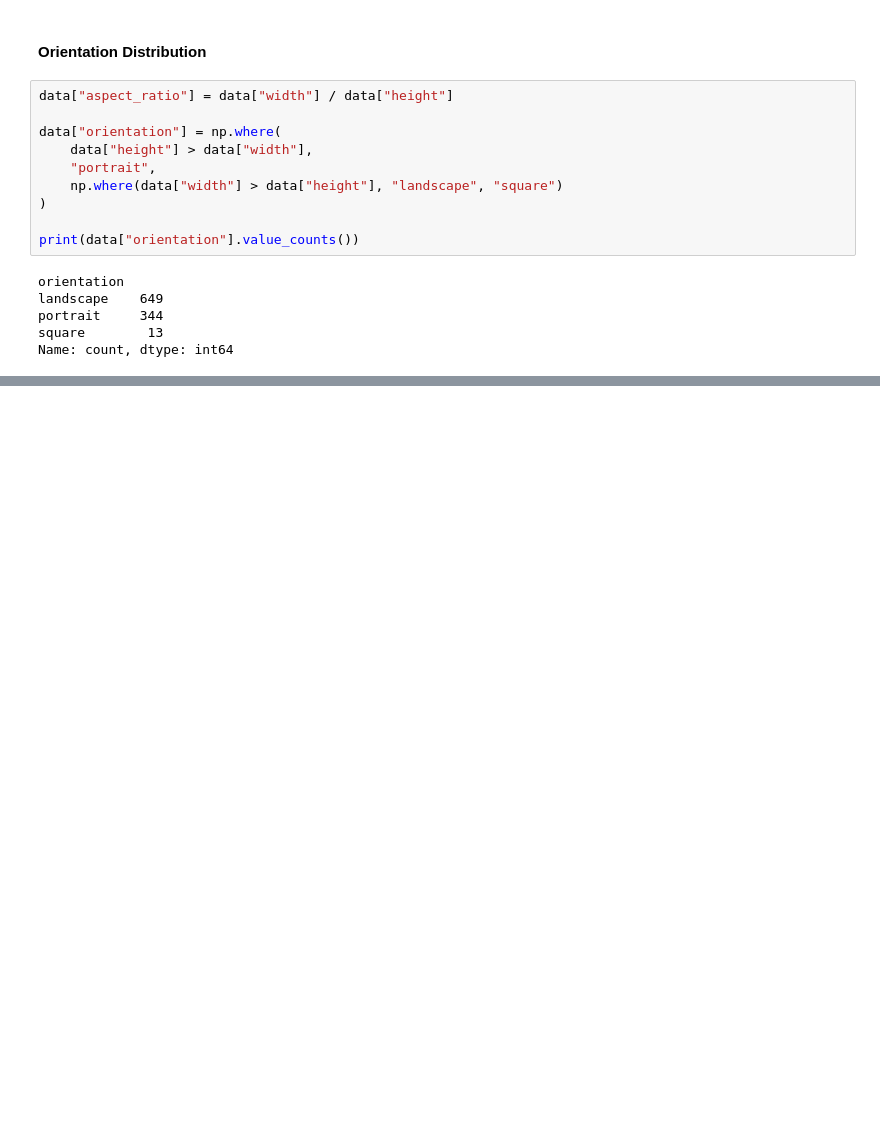
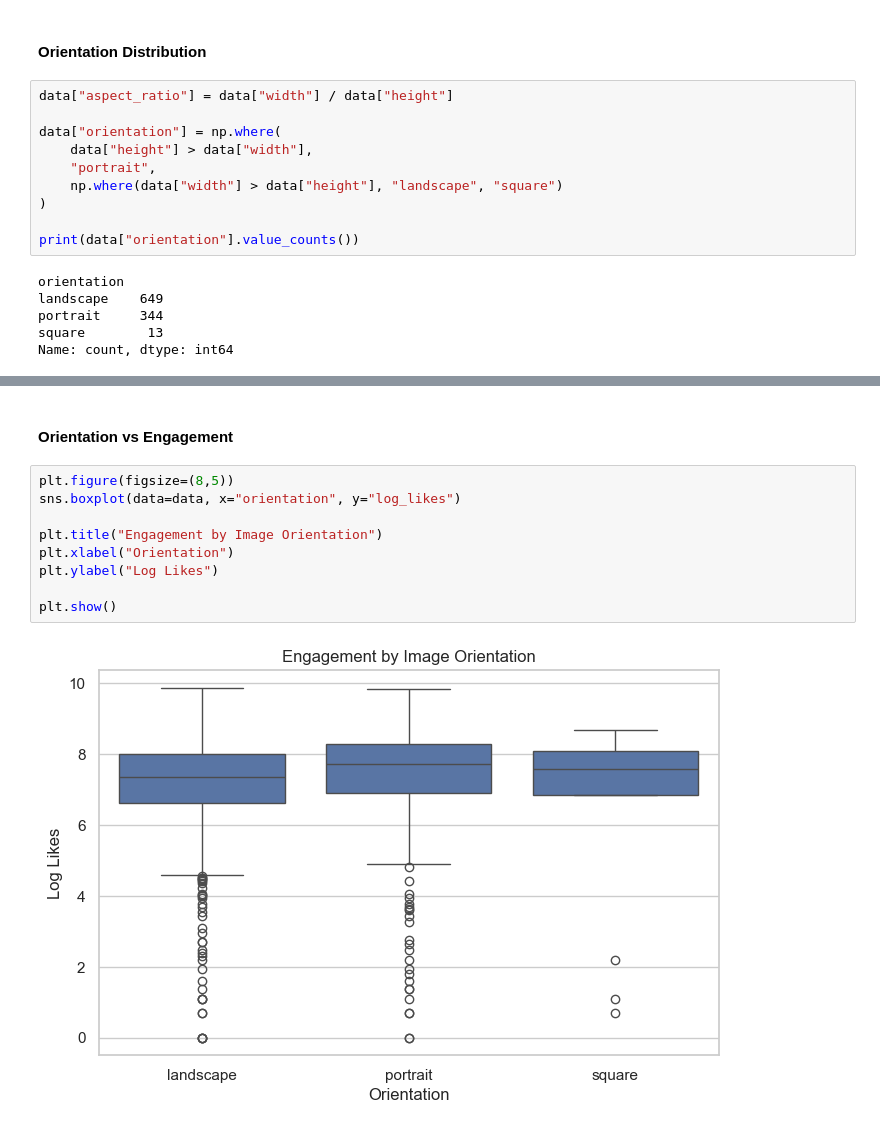
Before and after one commit to Elham-Schojaei/Techlab_Data_Science_Team3, a Jupyter notebook: notebooks/Data_Analysis.ipynb, the cells around one changed output, grey strips where cells are left out. Cells and saved outputs as stored; diff of their text form; blank space fills up the shorter version.

```diff
--- a/notebooks/Data_Analysis.ipynb
+++ b/notebooks/Data_Analysis.ipynb
@@ -153,0 +182,13 @@ Name: count, dtype: int64
+# %% [markdown]
+#### Orientation vs Engagement
+# %%
+plt.figure(figsize=(8,5))
+sns.boxplot(data=data, x="orientation", y="log_likes")
+
+plt.title("Engagement by Image Orientation")
+plt.xlabel("Orientation")
+plt.ylabel("Log Likes")
+
+plt.show()
+# %% [output]
+[figure, added]
```
Also changed, not shown: parts of 5 cells of this notebook, 1 other file.
